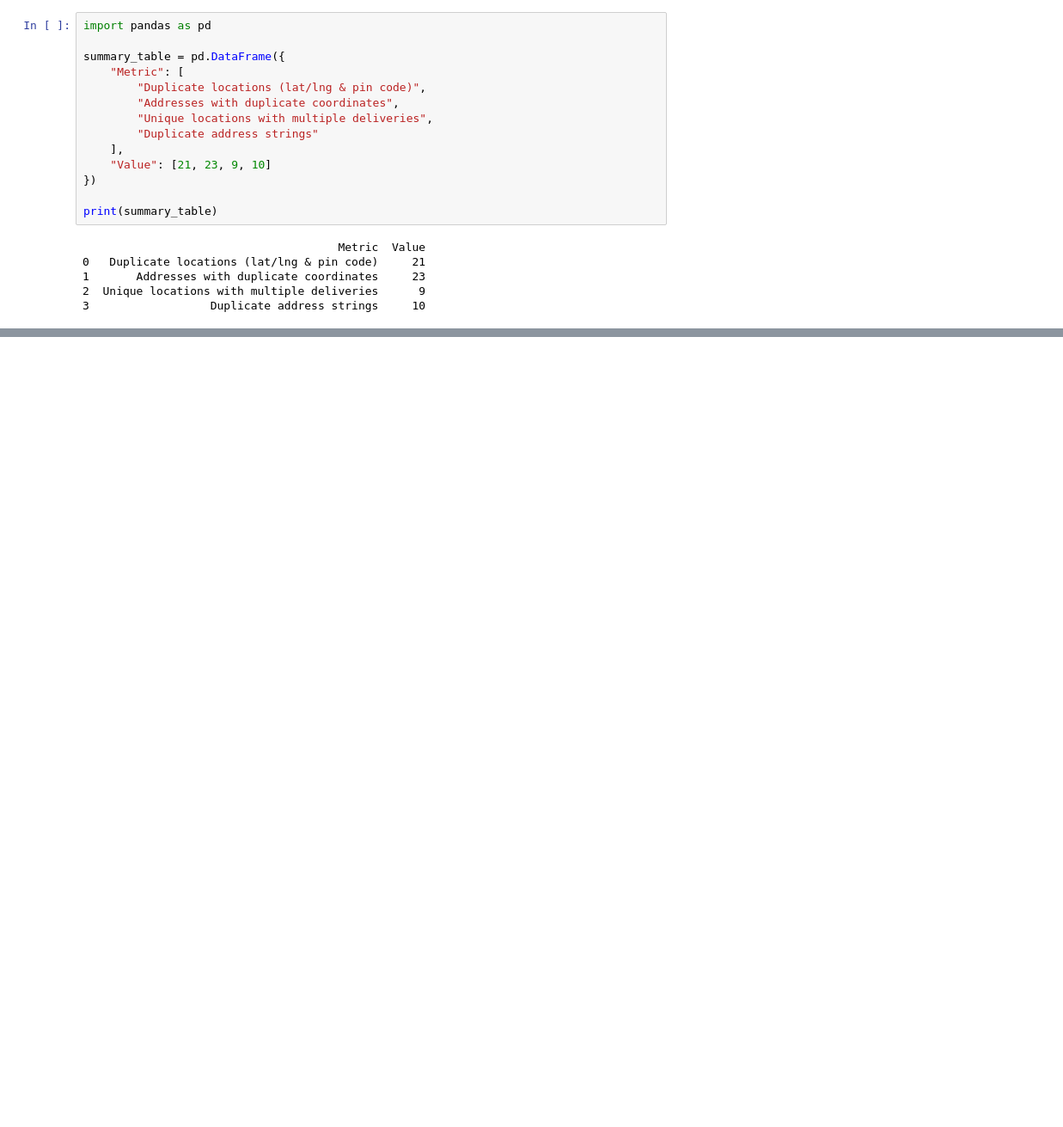
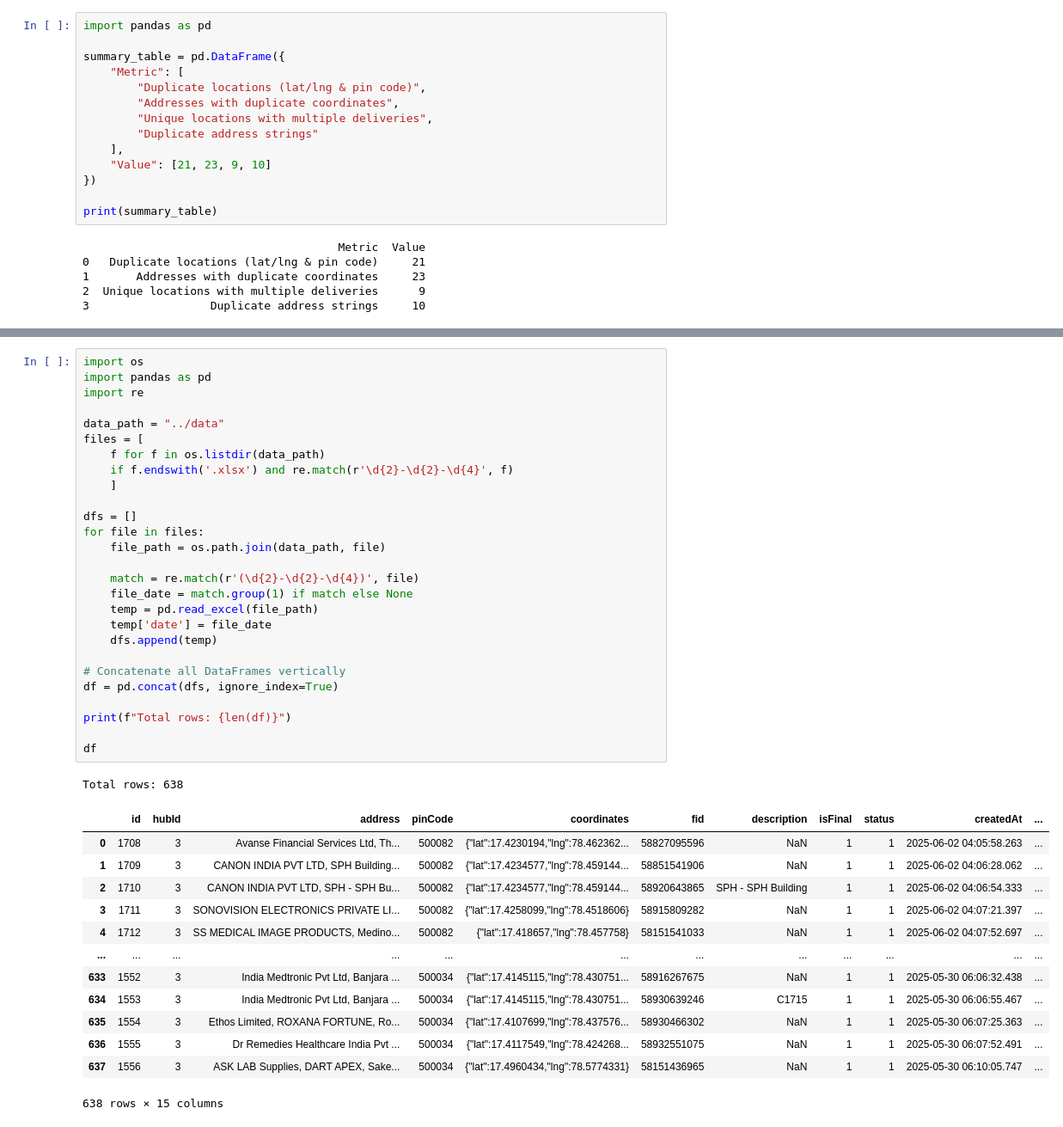
Before and after one commit to jaroxciv/routing, a Jupyter notebook: code/exploration.ipynb, the cells around one changed output, grey strips where cells are left out. Shown at 86% size. Cells and saved outputs as stored; diff of their text form; blank space fills up the shorter version.

Commit message:
Update exploration with more data

```diff
--- a/code/exploration.ipynb
+++ b/code/exploration.ipynb
@@ -515,0 +544,42 @@ print(summary_table)
+# %%
+import os
+import pandas as pd
+import re
+
+data_path = "../data"
+files = [
+    f for f in os.listdir(data_path)
+    if f.endswith('.xlsx') and re.match(r'\d{2}-\d{2}-\d{4}', f)
+    ]
+
+dfs = []
+for file in files:
+    file_path = os.path.join(data_path, file)
+
+    match = re.match(r'(\d{2}-\d{2}-\d{4})', file)
+    file_date = match.group(1) if match else None
+    temp = pd.read_excel(file_path)
+    temp['date'] = file_date
+    dfs.append(temp)
+
+# Concatenate all DataFrames vertically
+df = pd.concat(dfs, ignore_index=True)
+
+print(f"Total rows: {len(df)}")
+
+df
+# %% [output]
+Total rows: 638
+|  | id | hubId | address | pinCode | coordinates | fid | description | isFinal | status | createdAt | ... |
+| 0 | 1708 | 3 | Avanse Financial Services Ltd, Th... | 500082 | {"lat":17.4230194,"lng":78.462362... | 58827095596 | NaN | 1 | 1 | 2025-06-02 04:05:58.263 | ... |
+| 1 | 1709 | 3 | CANON INDIA PVT LTD, SPH Building... | 500082 | {"lat":17.4234577,"lng":78.459144... | 58851541906 | NaN | 1 | 1 | 2025-06-02 04:06:28.062 | ... |
+| 2 | 1710 | 3 | CANON INDIA PVT LTD, SPH - SPH Bu... | 500082 | {"lat":17.4234577,"lng":78.459144... | 58920643865 | SPH - SPH Building | 1 | 1 | 2025-06-02 04:06:54.333 | ... |
+| 3 | 1711 | 3 | SONOVISION ELECTRONICS PRIVATE LI... | 500082 | {"lat":17.4258099,"lng":78.4518606} | 58915809282 | NaN | 1 | 1 | 2025-06-02 04:07:21.397 | ... |
+| 4 | 1712 | 3 | SS MEDICAL IMAGE PRODUCTS, Medino... | 500082 | {"lat":17.418657,"lng":78.457758} | 58151541033 | NaN | 1 | 1 | 2025-06-02 04:07:52.697 | ... |
+| ... | ... | ... | ... | ... | ... | ... | ... | ... | ... | ... | ... |
+| 633 | 1552 | 3 | India Medtronic Pvt Ltd, Banjara ... | 500034 | {"lat":17.4145115,"lng":78.430751... | 58916267675 | NaN | 1 | 1 | 2025-05-30 06:06:32.438 | ... |
+| 634 | 1553 | 3 | India Medtronic Pvt Ltd, Banjara ... | 500034 | {"lat":17.4145115,"lng":78.430751... | 58930639246 | C1715 | 1 | 1 | 2025-05-30 06:06:55.467 | ... |
+| 635 | 1554 | 3 | Ethos Limited, ROXANA FORTUNE, Ro... | 500034 | {"lat":17.4107699,"lng":78.437576... | 58930466302 | NaN | 1 | 1 | 2025-05-30 06:07:25.363 | ... |
+| 636 | 1555 | 3 | Dr Remedies Healthcare India Pvt ... | 500034 | {"lat":17.4117549,"lng":78.424268... | 58932551075 | NaN | 1 | 1 | 2025-05-30 06:07:52.491 | ... |
+| 637 | 1556 | 3 | ASK LAB Supplies, DART APEX, Sake... | 500034 | {"lat":17.4960434,"lng":78.5774331} | 58151436965 | NaN | 1 | 1 | 2025-05-30 06:10:05.747 | ... |
+638 rows × 15 columns
```
Also changed, not shown: parts of 11 cells of this notebook.
